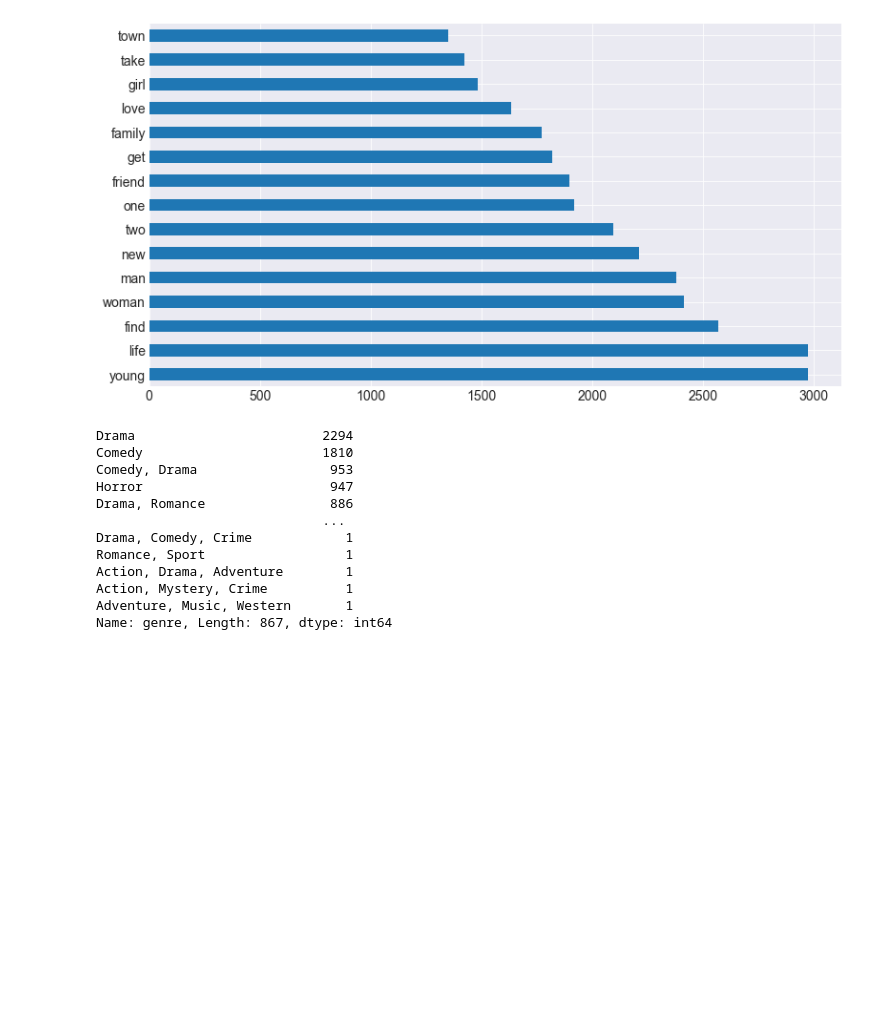
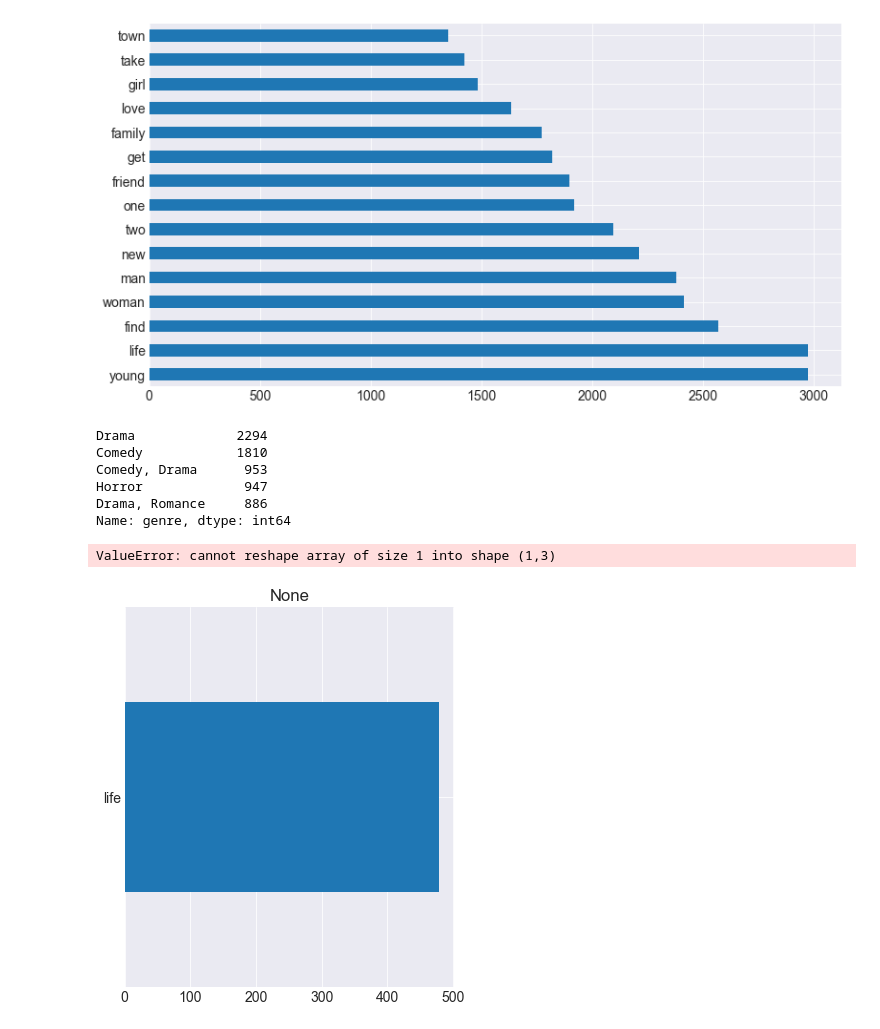
Before and after one commit to guedanie/movie_recommendation_model, a Jupyter notebook: wrangle_notebook.ipynb, the cells around one changed output. Cells and saved outputs as stored; diff of their text form; code cells hidden in the pictures; blank space fills up the shorter version.

```diff
--- a/wrangle_notebook.ipynb
+++ b/wrangle_notebook.ipynb
@@ -211,20 +211,28 @@ pd.Series(all_words).value_counts().head(15).plot.barh()
 # %%
 # Common words by genre?
 
-df.genre.value_counts()
+df.genre.value_counts().head(5)
 # %% [output]
-Drama                        2294
-Comedy                       1810
-Comedy, Drama                 953
-Horror                        947
-Drama, Romance                886
-                             ...
-Drama, Comedy, Crime            1
-Romance, Sport                  1
-Action, Drama, Adventure        1
-Action, Mystery, Crime          1
-Adventure, Music, Western       1
-Name: genre, Length: 867, dtype: int64
+Drama             2294
+Comedy            1810
+Comedy, Drama      953
+Horror             947
+Drama, Romance     886
+Name: genre, dtype: int64
+# %%
+drama = clean(' '.join(df[df.genre == "Drama"].description))
+comedy = clean(' '.join(df[df.genre == "Comedy"].description))
+comedy_drama = clean(' '.join(df[df.genre == "Comedy, Drama"].description))
+horror = clean(' '.join(df[df.genre == "Horror"].description))
+drame_romance = clean(' '.join(df[df.genre == "Drama, Romance"].description))
+# %%
+pd.Series(drama).value_counts().head(1).plot.barh(subplots=True, layout=(1,2))
+pd.Series(comedy).value_counts().head(1).plot.barh(subplots=True, layout=(1,3))
+
+plt.show()
+# %% [output]
+ValueError: cannot reshape array of size 1 into shape (1,3)
+[figure, added]
 # %%
 
 # Common words throughout time?
```
